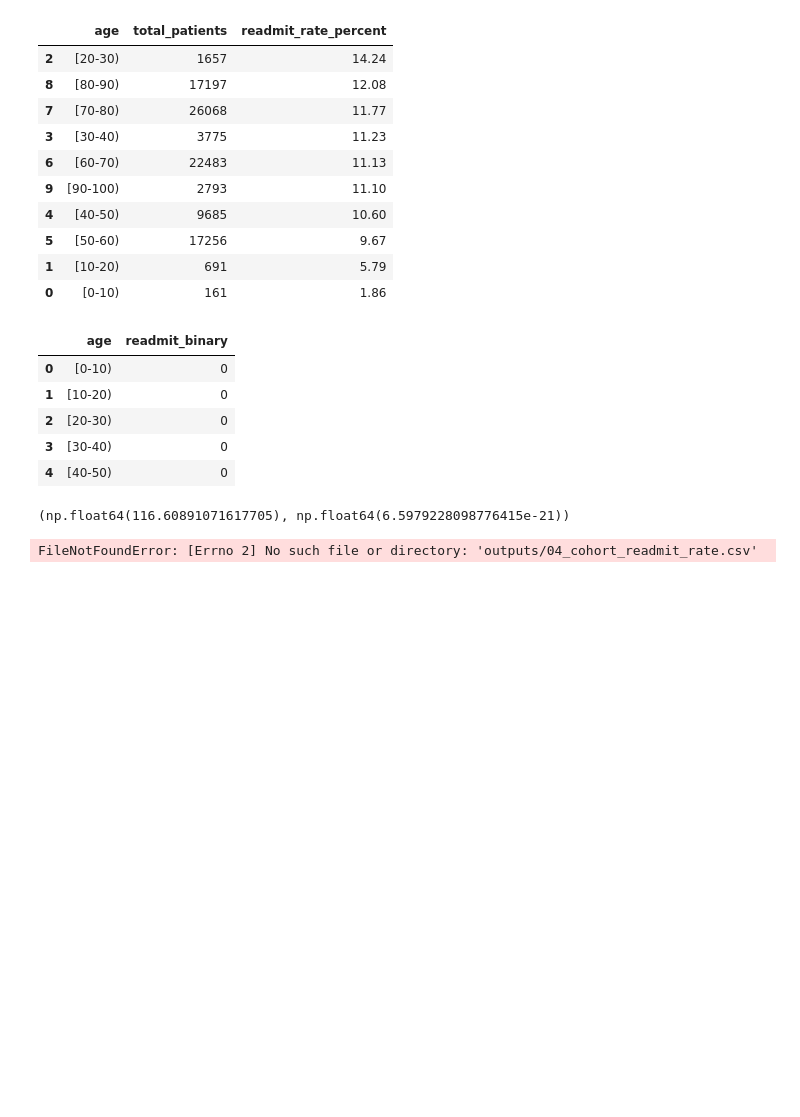
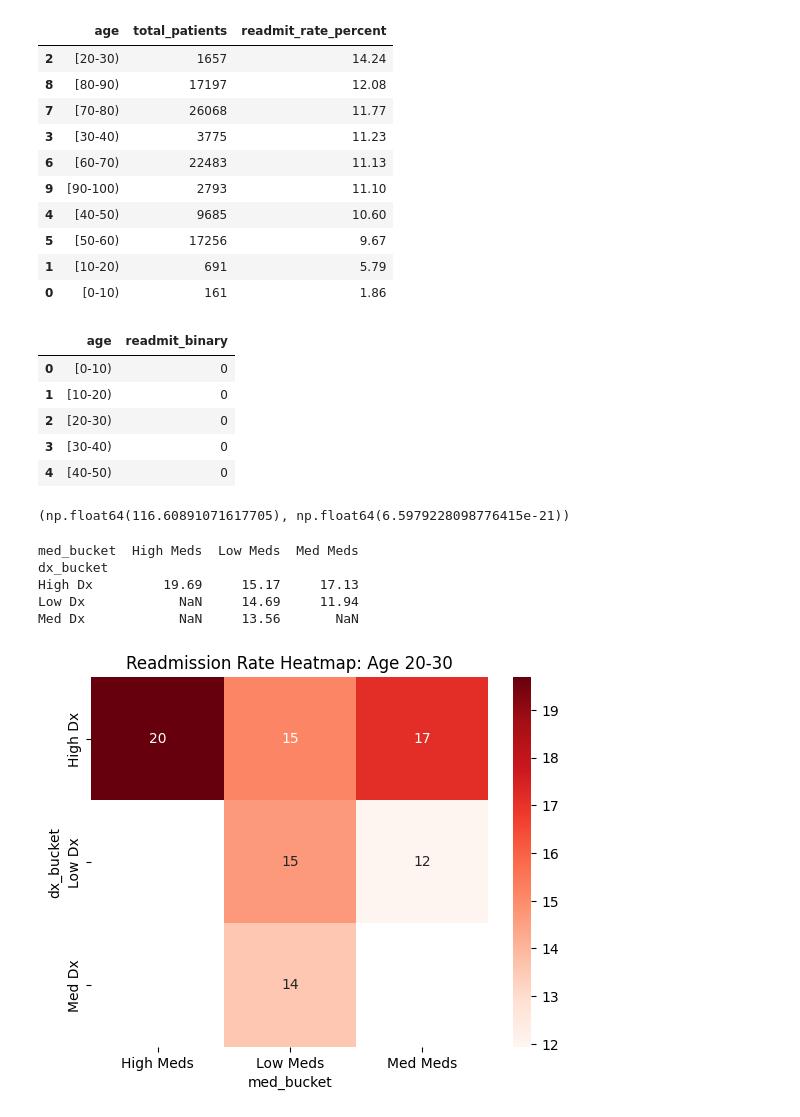
Before and after one commit to PugstaLaney/hospital-readmissions-sql-eda, a Jupyter notebook: notebooks/01_sql_results_and_eda.ipynb, the cells around one changed output. Saved outputs shown, nothing was run; the diff lists cells and outputs as text; code cells hidden in the pictures; blank space fills up the shorter version.

```diff
--- a/notebooks/01_sql_results_and_eda.ipynb
+++ b/notebooks/01_sql_results_and_eda.ipynb
@@ -199,27 +199,41 @@ chi2, p
 # %%
 import pandas as pd
 
-df = pd.read_csv("outputs/04_cohort_readmit_rate.csv")
+df = pd.read_csv(
+    r"C:\Users\palla\OneDrive\Documents\Coding Projects\Hospital Diabetes Dataset\hospital-readmissions-sql-eda\outputs\04_cohort_readmit_rate.csv"
+)
+
 
 # Filter to one age group
 age_20_30 = df[df["age"] == "[20-30)"]
 
 pivot = age_20_30.pivot(
     index="dx_bucket",
     columns="med_bucket",
     values="readmit_30_rate_percent"
 )
 
 print(pivot)
 
 
 
 
 import seaborn as sns
 import matplotlib.pyplot as plt
 
-sns.heatmap(pivot, annot=True, cmap="Reds")
+sns.heatmap(
+    pivot,
+    annot=True,
+    cmap="Reds",
+    annot_kws={"color": "blue"}
+)
+
 plt.title("Readmission Rate Heatmap: Age 20-30")
 plt.show()
 # %% [output]
-FileNotFoundError: [Errno 2] No such file or directory: 'outputs/04_cohort_readmit_rate.csv'
+med_bucket  High Meds  Low Meds  Med Meds
+dx_bucket
+High Dx         19.69     15.17     17.13
+Low Dx            NaN     14.69     11.94
+Med Dx            NaN     13.56       NaN
+[figure, added]
```
Also changed, not shown: parts of 1 cell of this notebook, 3 other files.
